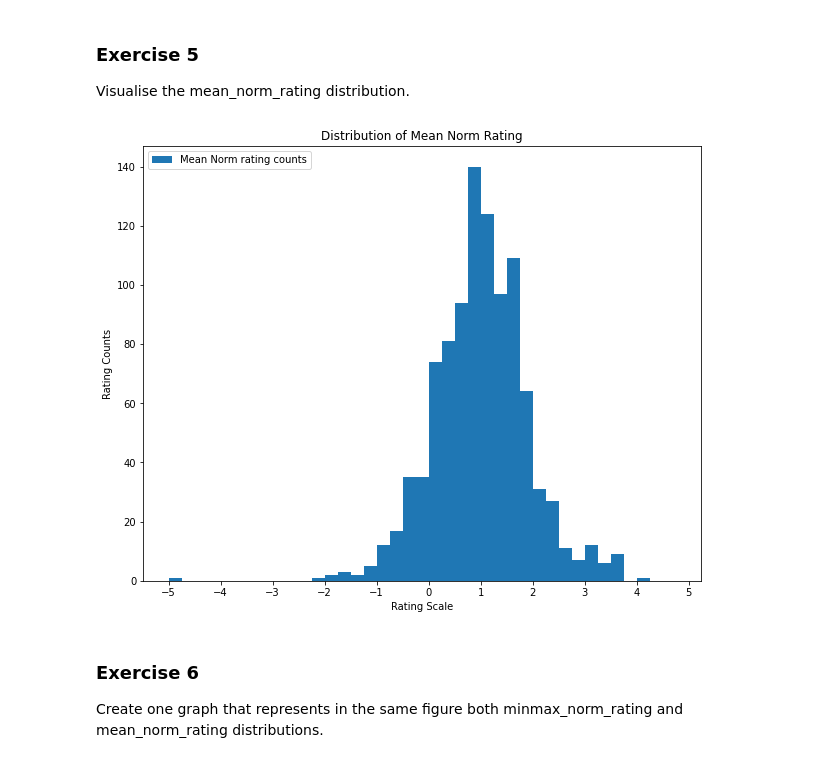
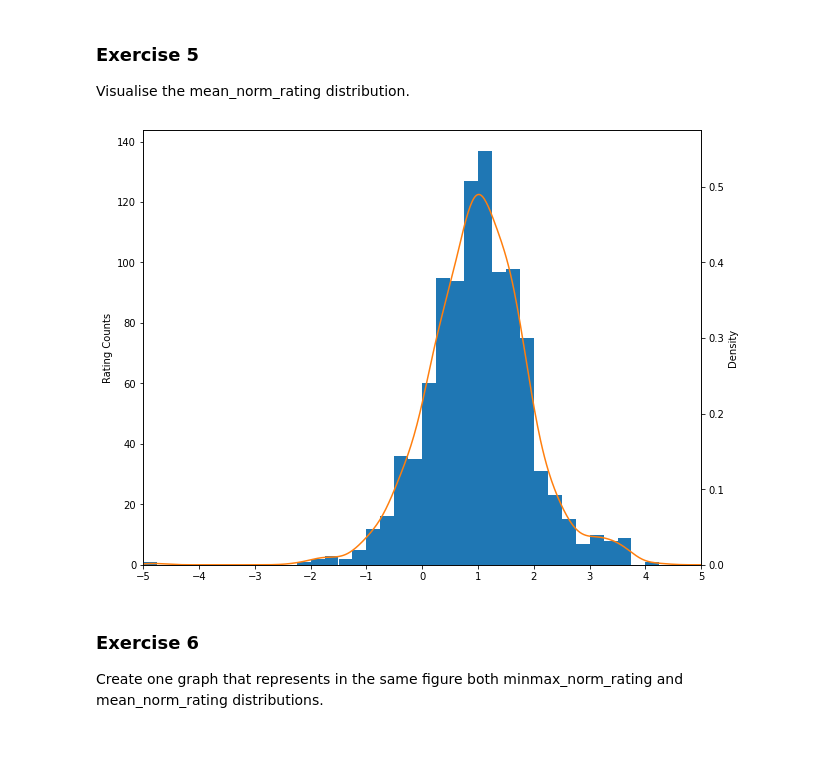
Before and after one commit to nimeshdesa/goodread_project, a Jupyter notebook: DataVisualisation.ipynb, the cells around one changed output. Cells and saved outputs as stored; diff of their text form; code cells hidden in the pictures.

```diff
--- a/DataVisualisation.ipynb
+++ b/DataVisualisation.ipynb
@@ -133,31 +184,31 @@ Visualise the mean_norm_rating distribution.
 # %%
 """Exercise 5"""
 # ratings = [ 0.7, 1, 1.3]
-plt.figure(figsize=(10,8))
-plt.hist(df1['meannorm_rating'], bins=np.arange(-5,5,0.25), label = 'Mean Norm rating counts')
-plt.xlabel('Rating Scale')
-plt.xticks(np.arange(-5,6))
-plt.ylabel('Rating Counts')
-plt.legend(loc='upper left')
+#plt.figure(figsize=(10,8))
+#plt.hist(df1['mean_norm_ratings'], bins=np.arange(-5,5,0.25), label = 'Mean Norm rating counts')
+#plt.xlabel('Rating Scale')
+#plt.xticks(np.arange(-5,6))
+#plt.ylabel('Rating Counts')
+#plt.legend(loc='upper left')
 # plt.xticks(df1['meannorm_rating'])
-plt.title('Distribution of Mean Norm Rating')
-plt.show()
+#plt.title('Distribution of Mean Norm Rating')
+#plt.show()
 
 
 #I have created somewhat nicer looking graph I think
 data = pd.read_csv('Processed.csv')
-minmax = data['minmax_norm_ratings']
+mean = data['mean_norm_ratings']
 fig,ax = plt.subplots(figsize=(10,8))
-ax.hist(minmax, bins=np.arange(-5,5,0.25))
+ax.hist(mean, bins=np.arange(-5,5,0.25))
 ax.set_ylabel('Rating Counts')
 a1 = ax.twinx()
-a1.hist(minmax, bins=np.arange(1,10,0.25), density=True)
-minmax.plot(kind='kde')
-ax.set_xlim(0,11)
-ax.set_xticks(np.arange(0,11))
+a1.hist(mean, bins=np.arange(-5,5,0.25), density=True)
+mean.plot(kind='kde')
+ax.set_xlim(-5,5)
+ax.set_xticks(np.arange(-5,6))
 plt.show()
 # %% [output]
-[figure, old version]
+[figure, new version]
 # %% [markdown]
 ### Exercise 6
 Create one graph that represents in the same figure both minmax_norm_rating and mean_norm_rating distributions.
```
Also changed, not shown: parts of 21 cells of this notebook, 3 other files.
